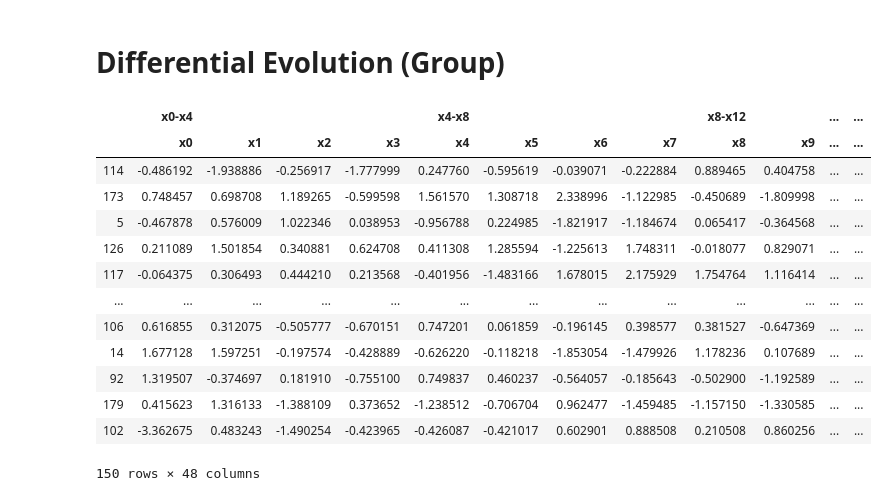
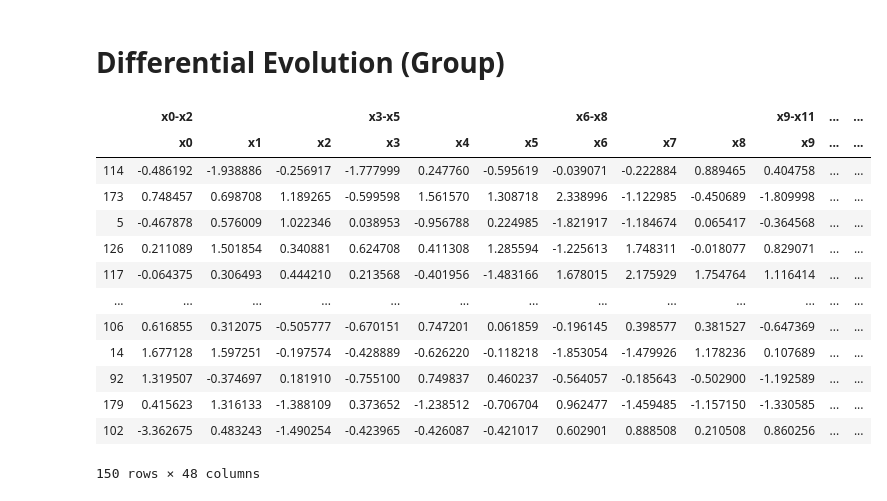
Before and after one commit to SimulatorML/Robusta, a Jupyter notebook: examples/selector-genetic.ipynb, the cells around one changed output. Cells and saved outputs as stored; diff of their text form; code cells hidden in the pictures.

```diff
--- a/examples/selector-genetic.ipynb
+++ b/examples/selector-genetic.ipynb
@@ -144,22 +144,22 @@ FeatureSubset(['x19' 'x28' 'x29' 'x33' 'x36' 'x44'])
 # %% [markdown]
 # Differential Evolution (Group)
 # %%
-K = 4
+K = 3
 
 FUNC = lambda i, k: lambda x: (i*k <= int(x[1:]) < i*k+k)
-NAME = lambda i, k: 'x{}-x{}'.format(i*k, i*k+k)
+NAME = lambda i, k: 'x{}-x{}'.format(i*k, i*k+k-1)
 
 prep_pipe = FeatureUnion([
     (NAME(i, K), make_pipeline(ColumnFilter(FUNC(i, K)), ColumnGrouper(NAME(i, K))))
     for i in range(X.shape[1] // K)
 ])
 
 X_train_ = prep_pipe.fit_transform(X_train)
 X_test_ = prep_pipe.transform(X_test)
 
 X_train_
 # %% [output]
-|  | x0-x4 |  |  |  | x4-x8 |  |  |  | x8-x12 |  | ... | ... |
+|  | x0-x2 |  |  | x3-x5 |  |  | x6-x8 |  |  | x9-x11 | ... | ... |
 |  | x0 | x1 | x2 | x3 | x4 | x5 | x6 | x7 | x8 | x9 | ... | ... |
 | 114 | -0.486192 | -1.938886 | -0.256917 | -1.777999 | 0.247760 | -0.595619 | -0.039071 | -0.222884 | 0.889465 | 0.404758 | ... | ... |
 | 173 | 0.748457 | 0.698708 | 1.189265 | -0.599598 | 1.561570 | 1.308718 | 2.338996 | -1.122985 | -0.450689 | -1.809998 | ... | ... |
```
Also changed, not shown: parts of 8 cells of this notebook, 1 other file.
